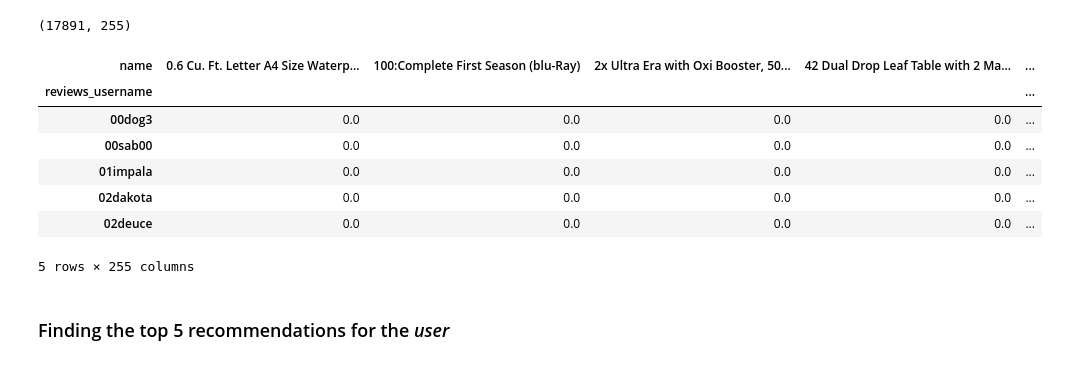
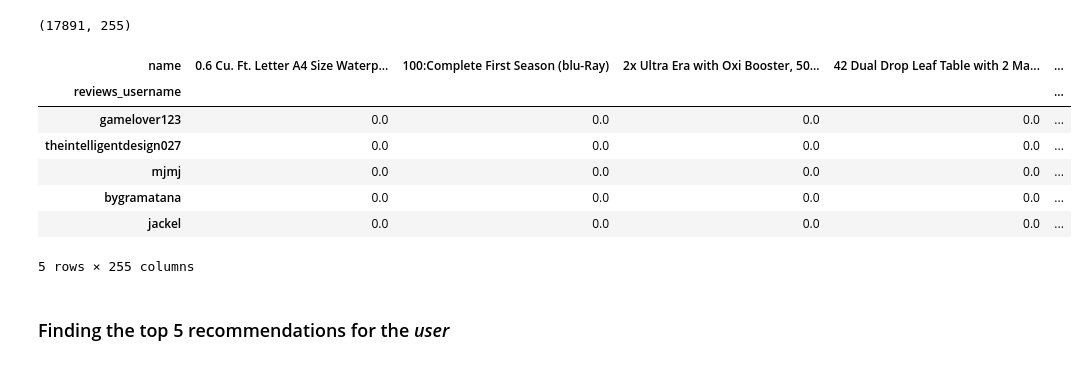
Before and after one commit to kshamajha/Product_Recommendation, a Jupyter notebook: Sentiment-Product-Recommendation-Analysis.ipynb, the cells around one changed output. Saved outputs shown, nothing was run; the diff lists cells and outputs as text; code cells hidden in the pictures.

```diff
--- a/Sentiment-Product-Recommendation-Analysis.ipynb
+++ b/Sentiment-Product-Recommendation-Analysis.ipynb
@@ -1201,16 +1204,17 @@ user_predicted_ratings.shape
 # %% [output]
 (17891, 255)
 # %%
-user_final_rating = np.multiply(user_predicted_ratings,dummy_train)
-user_final_rating.head()
+user_final_rating = np.multiply(user_predicted_ratings, dummy_train)
+# Check the user final rating data
+user_final_rating.sample(5)
 # %% [output]
 | name | 0.6 Cu. Ft. Letter A4 Size Waterp... | 100:Complete First Season (blu-Ray) | 2x Ultra Era with Oxi Booster, 50... | 42 Dual Drop Leaf Table with 2 Ma... | ... |
 | reviews_username |  |  |  |  | ... |
-| 00dog3 | 0.0 | 0.0 | 0.0 | 0.0 | ... |
-| 00sab00 | 0.0 | 0.0 | 0.0 | 0.0 | ... |
-| 01impala | 0.0 | 0.0 | 0.0 | 0.0 | ... |
-| 02dakota | 0.0 | 0.0 | 0.0 | 0.0 | ... |
-| 02deuce | 0.0 | 0.0 | 0.0 | 0.0 | ... |
+| gamelover123 | 0.0 | 0.0 | 0.0 | 0.0 | ... |
+| theintelligentdesign027 | 0.0 | 0.0 | 0.0 | 0.0 | ... |
+| mjmj | 0.0 | 0.0 | 0.0 | 0.0 | ... |
+| bygramatana | 0.0 | 0.0 | 0.0 | 0.0 | ... |
+| jackel | 0.0 | 0.0 | 0.0 | 0.0 | ... |
 5 rows × 255 columns
 # %% [markdown]
 ### Finding the top 5 recommendations for the *user*
```
Also changed, not shown: parts of 40 cells of this notebook, 3 other files.
